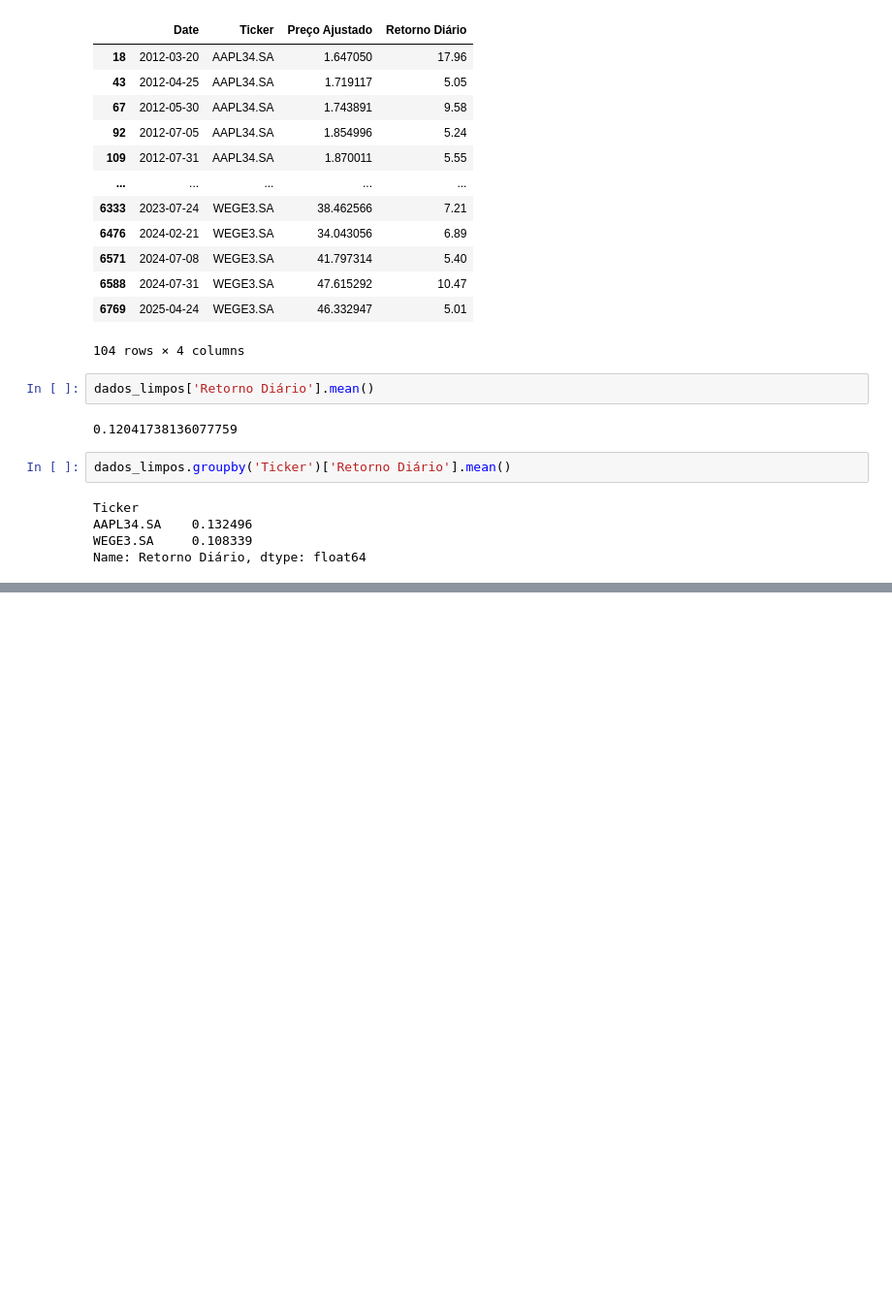
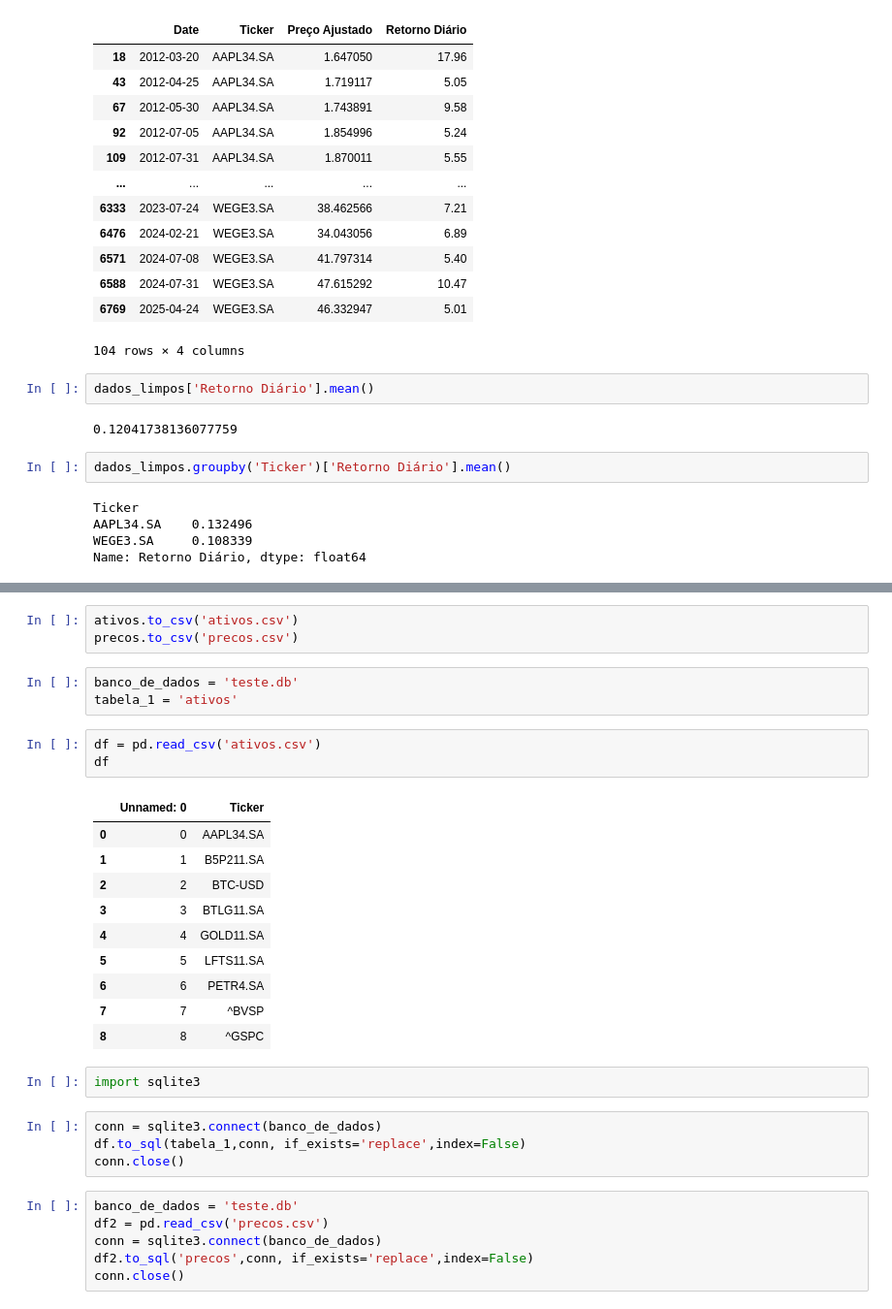
Before and after one commit to Bleine/investment-portfolio-optimization, a Jupyter notebook: novo_projeto/ETL testes.ipynb, the cells around one changed output, grey strips where cells are left out. Shown at 97% size. Saved outputs shown, nothing was run; the diff lists cells and outputs as text; blank space fills up the shorter version.

```diff
--- a/novo_projeto/ETL testes.ipynb
+++ b/novo_projeto/ETL testes.ipynb
@@ -274,0 +384,32 @@ Name: Retorno Diário, dtype: float64
+# %%
+ativos.to_csv('ativos.csv')
+precos.to_csv('precos.csv')
+# %%
+banco_de_dados = 'teste.db'
+tabela_1 = 'ativos'
+# %%
+df = pd.read_csv('ativos.csv')
+df
+# %% [output]
+|  | Unnamed: 0 | Ticker |
+| 0 | 0 | AAPL34.SA |
+| 1 | 1 | B5P211.SA |
+| 2 | 2 | BTC-USD |
+| 3 | 3 | BTLG11.SA |
+| 4 | 4 | GOLD11.SA |
+| 5 | 5 | LFTS11.SA |
+| 6 | 6 | PETR4.SA |
+| 7 | 7 | ^BVSP |
+| 8 | 8 | ^GSPC |
+# %%
+import sqlite3
+# %%
+conn = sqlite3.connect(banco_de_dados)
+df.to_sql(tabela_1,conn, if_exists='replace',index=False)
+conn.close()
+# %%
+banco_de_dados = 'teste.db'
+df2 = pd.read_csv('precos.csv')
+conn = sqlite3.connect(banco_de_dados)
+df2.to_sql('precos',conn, if_exists='replace',index=False)
+conn.close()
```
Also changed, not shown: parts of 16 cells of this notebook, 14 other files.
